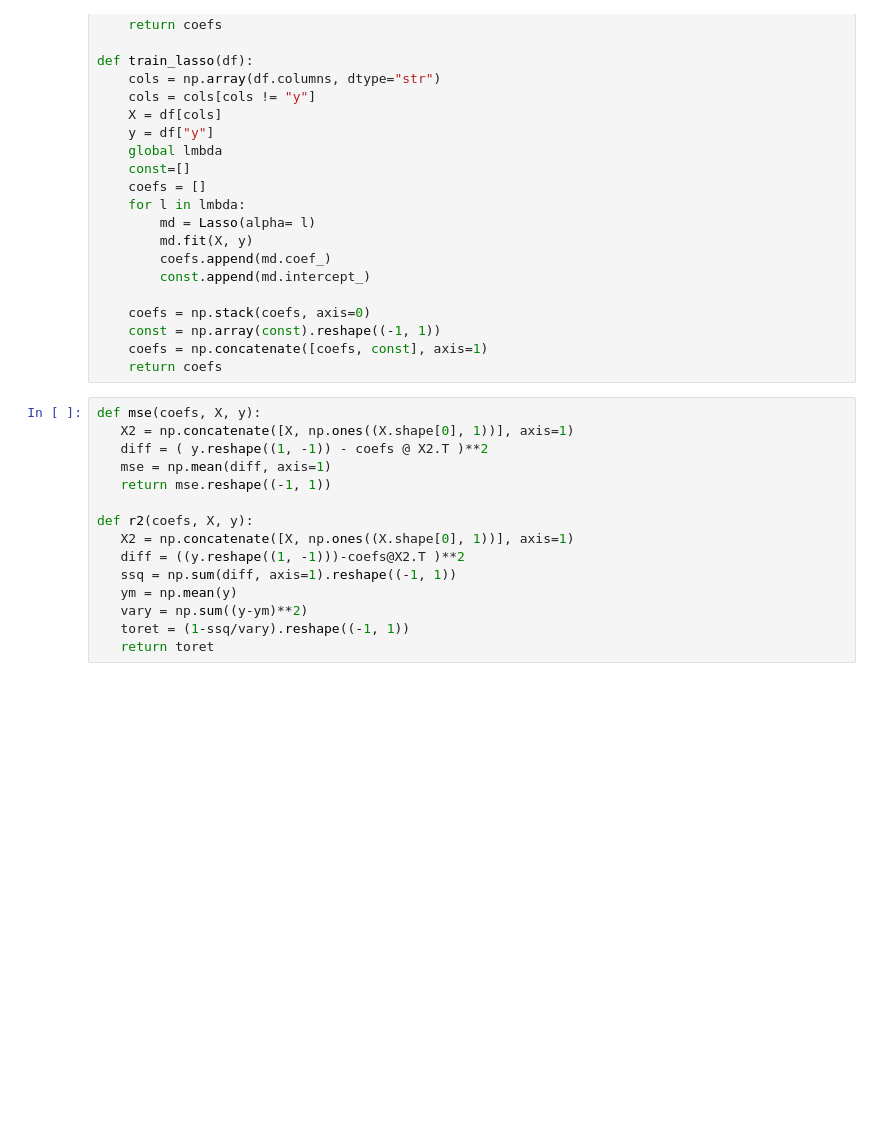
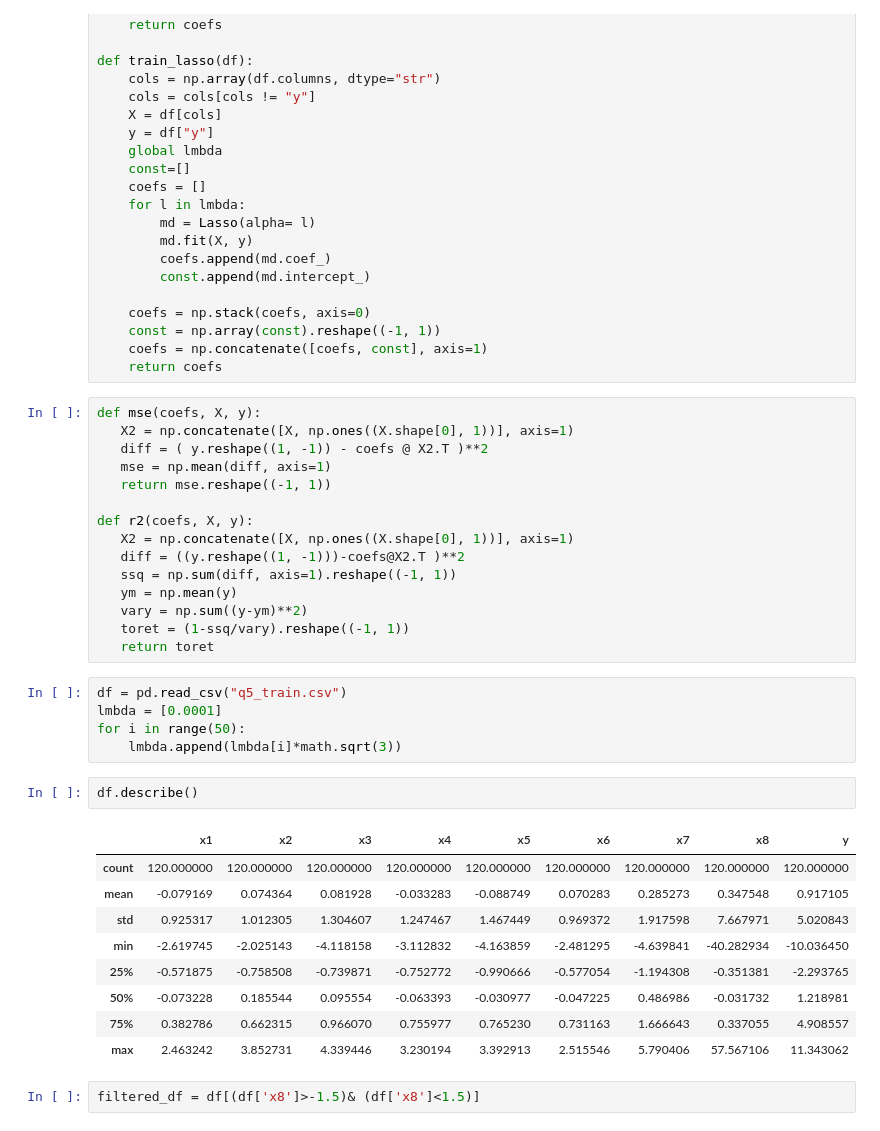
Before and after one commit to whiteraven37/AIML-lab1, a Jupyter notebook: Lab1/Lab1/PS/q5/q5more.ipynb, the cells around one changed output. Cells and saved outputs as stored; diff of their text form; blank space fills up the shorter version.

```diff
--- a/Lab1/Lab1/PS/q5/q5more.ipynb
+++ b/Lab1/Lab1/PS/q5/q5more.ipynb
@@ -63,3 +63,22 @@ def r2(coefs, X, y):
    vary = np.sum((y-ym)**2)
    toret = (1-ssq/vary).reshape((-1, 1))
    return toret
+# %%
+df = pd.read_csv("q5_train.csv")
+lmbda = [0.0001]
+for i in range(50):
+    lmbda.append(lmbda[i]*math.sqrt(3))
+# %%
+df.describe()
+# %% [output]
+|  | x1 | x2 | x3 | x4 | x5 | x6 | x7 | x8 | y |
+| count | 120.000000 | 120.000000 | 120.000000 | 120.000000 | 120.000000 | 120.000000 | 120.000000 | 120.000000 | 120.000000 |
+| mean | -0.079169 | 0.074364 | 0.081928 | -0.033283 | -0.088749 | 0.070283 | 0.285273 | 0.347548 | 0.917105 |
+| std | 0.925317 | 1.012305 | 1.304607 | 1.247467 | 1.467449 | 0.969372 | 1.917598 | 7.667971 | 5.020843 |
+| min | -2.619745 | -2.025143 | -4.118158 | -3.112832 | -4.163859 | -2.481295 | -4.639841 | -40.282934 | -10.036450 |
+| 25% | -0.571875 | -0.758508 | -0.739871 | -0.752772 | -0.990666 | -0.577054 | -1.194308 | -0.351381 | -2.293765 |
+| 50% | -0.073228 | 0.185544 | 0.095554 | -0.063393 | -0.030977 | -0.047225 | 0.486986 | -0.031732 | 1.218981 |
+| 75% | 0.382786 | 0.662315 | 0.966070 | 0.755977 | 0.765230 | 0.731163 | 1.666643 | 0.337055 | 4.908557 |
+| max | 2.463242 | 3.852731 | 4.339446 | 3.230194 | 3.392913 | 2.515546 | 5.790406 | 57.567106 | 11.343062 |
+# %%
+filtered_df = df[(df['x8']>-1.5)& (df['x8']<1.5)]
```
Also changed, not shown: parts of 30 cells of this notebook, 3 other files.
